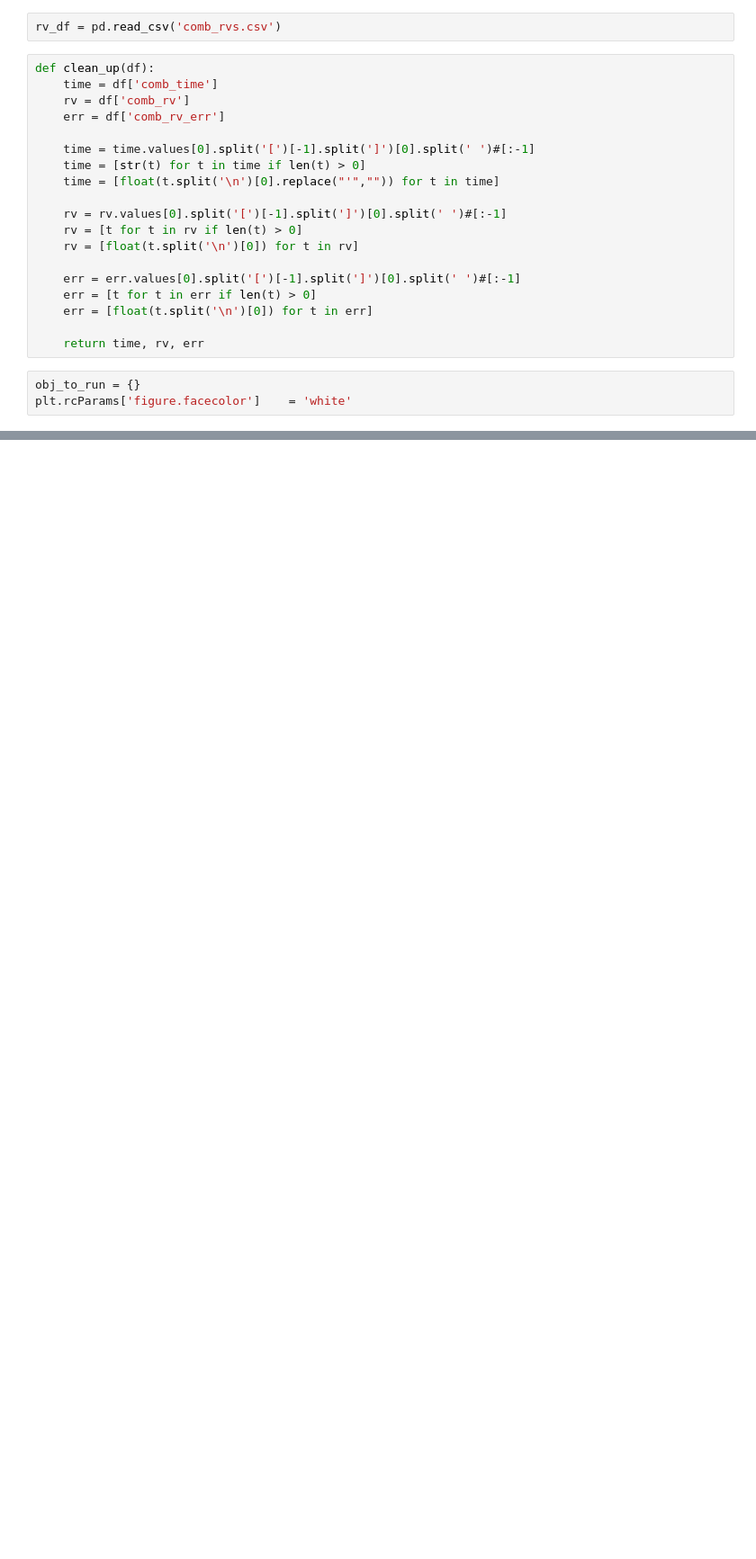
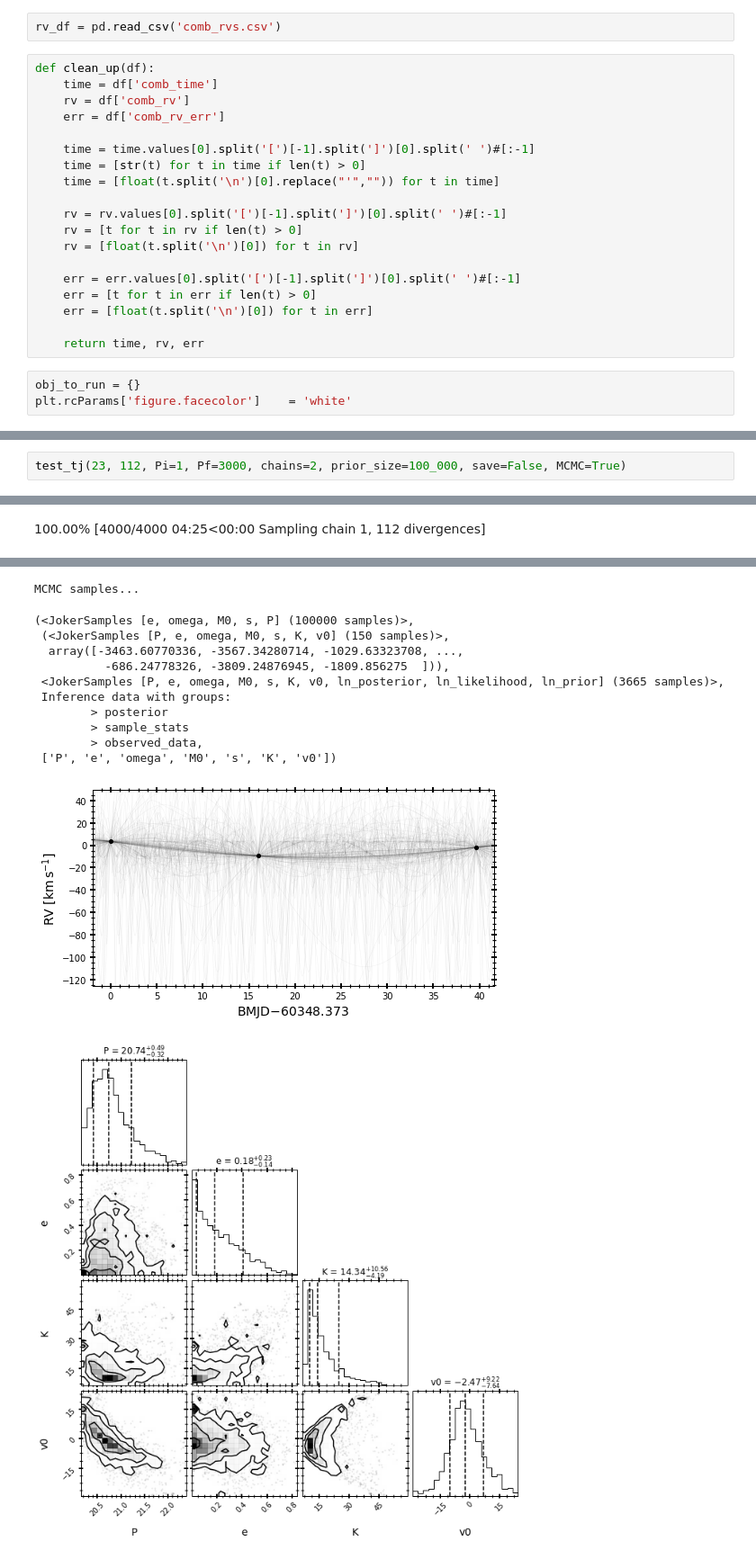
Before and after one commit to MaryumSayeed/ESPRESSO, a Jupyter notebook: scripts/run_joker.ipynb, the cells around one changed output, grey strips where cells are left out. Shown at 90% size. Cells and saved outputs as stored; diff of their text form; blank space fills up the shorter version.

```diff
--- a/scripts/run_joker.ipynb
+++ b/scripts/run_joker.ipynb
@@ -205,0 +214,3 @@ MCMC samples...
+# %%
+test_tj(23, 112, Pi=1, Pf=3000, chains=2, prior_size=100_000, save=False, MCMC=True)
+# %% [output]
@@ -205,0 +232 @@ MCMC samples...
+100.00% [4000/4000 04:25<00:00 Sampling chain 1, 112 divergences]
@@ -205,0 +244,13 @@ MCMC samples...
+MCMC samples...
+(<JokerSamples [e, omega, M0, s, P] (100000 samples)>,
+ (<JokerSamples [P, e, omega, M0, s, K, v0] (150 samples)>,
+  array([-3463.60770336, -3567.34280714, -1029.63323708, ...,
+          -686.24778326, -3809.24876945, -1809.856275  ])),
+ <JokerSamples [P, e, omega, M0, s, K, v0, ln_posterior, ln_likelihood, ln_prior] (3665 samples)>,
+ Inference data with groups:
+        > posterior
+        > sample_stats
+        > observed_data,
+ ['P', 'e', 'omega', 'M0', 's', 'K', 'v0'])
+[figure, added]
+[figure, added]
```
Also changed, not shown: parts of 10 cells of this notebook, 6 other files.
